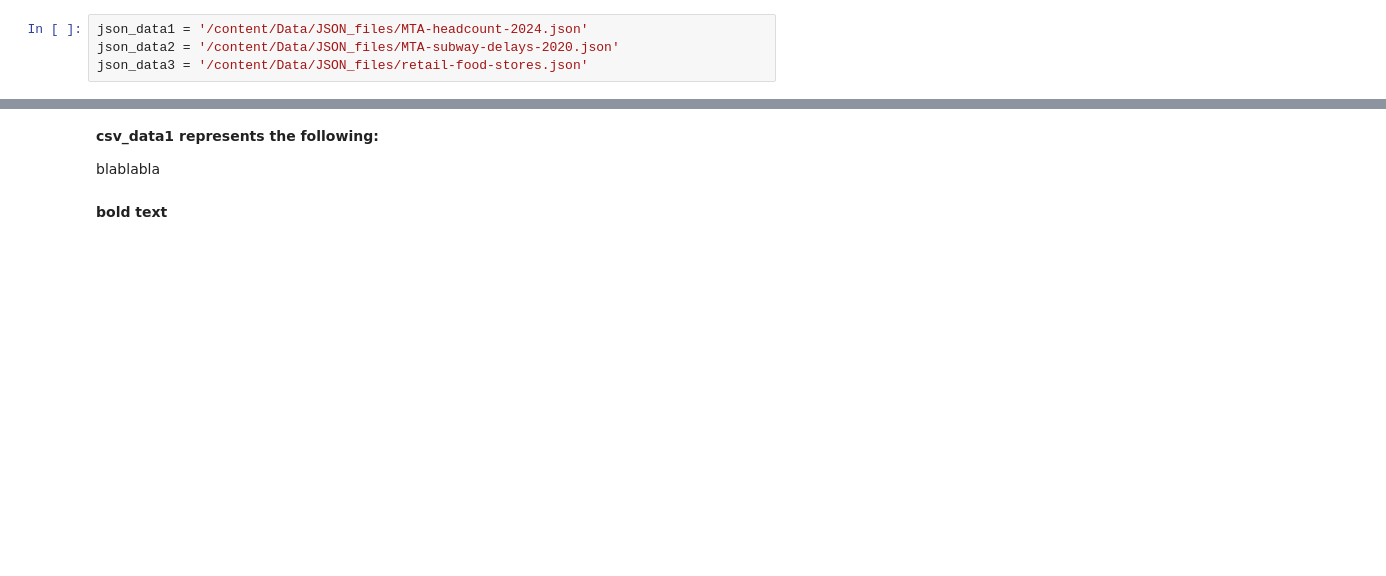
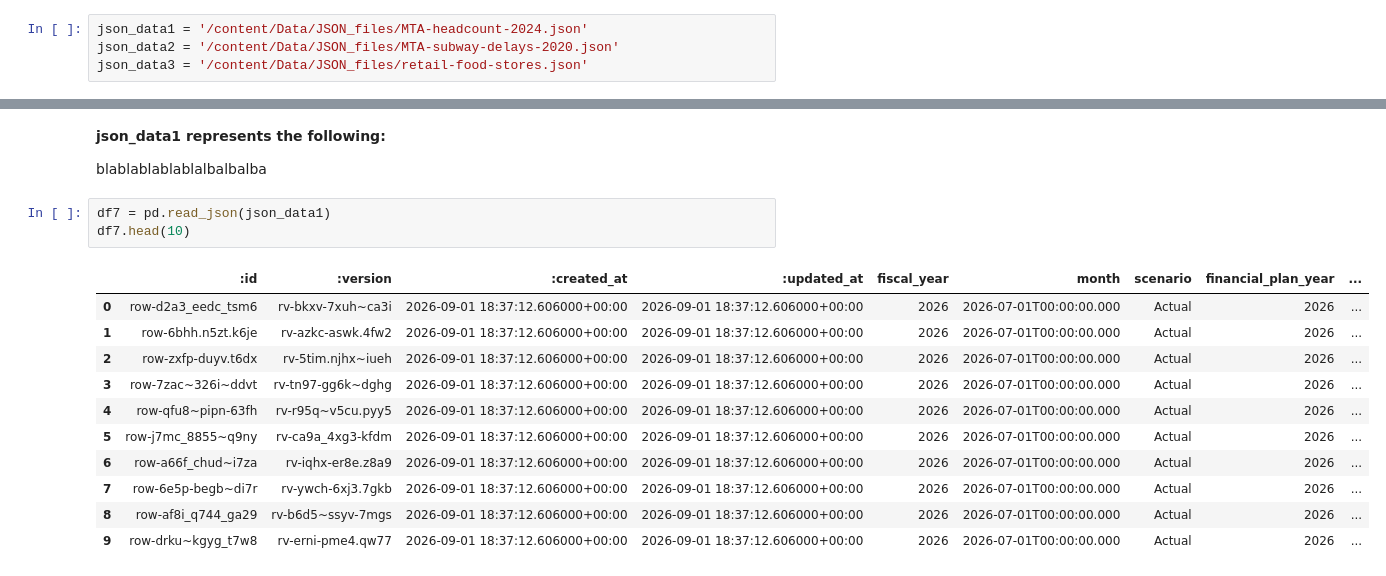
Before and after one commit to Yaghs/datasci_1_loading, a Jupyter notebook: HHA_507_HW1.ipynb, the cells around one changed output, grey strips where cells are left out. Saved outputs shown, nothing was run; the diff lists cells and outputs as text; blank space fills up the shorter version.

```diff
--- a/HHA_507_HW1.ipynb
+++ b/HHA_507_HW1.ipynb
@@ -24,6 +531,19 @@ json_data3 = '/content/Data/JSON_files/retail-food-stores.json'
 # %% [markdown]
-**csv_data1 represents the following:**
+**json_data1 represents the following:**
 
-blablabla
+blablablablablalbalbalba
-# %% [markdown]
-**bold text**
+# %%
+df7 = pd.read_json(json_data1)
+df7.head(10)
+# %% [output]
+|  | :id | :version | :created_at | :updated_at | fiscal_year | month | scenario | financial_plan_year | ... |
+| 0 | row-d2a3_eedc_tsm6 | rv-bkxv-7xuh~ca3i | 2026-09-01 18:37:12.606000+00:00 | 2026-09-01 18:37:12.606000+00:00 | 2026 | 2026-07-01T00:00:00.000 | Actual | 2026 | ... |
+| 1 | row-6bhh.n5zt.k6je | rv-azkc-aswk.4fw2 | 2026-09-01 18:37:12.606000+00:00 | 2026-09-01 18:37:12.606000+00:00 | 2026 | 2026-07-01T00:00:00.000 | Actual | 2026 | ... |
+| 2 | row-zxfp-duyv.t6dx | rv-5tim.njhx~iueh | 2026-09-01 18:37:12.606000+00:00 | 2026-09-01 18:37:12.606000+00:00 | 2026 | 2026-07-01T00:00:00.000 | Actual | 2026 | ... |
+| 3 | row-7zac~326i~ddvt | rv-tn97-gg6k~dghg | 2026-09-01 18:37:12.606000+00:00 | 2026-09-01 18:37:12.606000+00:00 | 2026 | 2026-07-01T00:00:00.000 | Actual | 2026 | ... |
+| 4 | row-qfu8~pipn-63fh | rv-r95q~v5cu.pyy5 | 2026-09-01 18:37:12.606000+00:00 | 2026-09-01 18:37:12.606000+00:00 | 2026 | 2026-07-01T00:00:00.000 | Actual | 2026 | ... |
+| 5 | row-j7mc_8855~q9ny | rv-ca9a_4xg3-kfdm | 2026-09-01 18:37:12.606000+00:00 | 2026-09-01 18:37:12.606000+00:00 | 2026 | 2026-07-01T00:00:00.000 | Actual | 2026 | ... |
+| 6 | row-a66f_chud~i7za | rv-iqhx-er8e.z8a9 | 2026-09-01 18:37:12.606000+00:00 | 2026-09-01 18:37:12.606000+00:00 | 2026 | 2026-07-01T00:00:00.000 | Actual | 2026 | ... |
+| 7 | row-6e5p-begb~di7r | rv-ywch-6xj3.7gkb | 2026-09-01 18:37:12.606000+00:00 | 2026-09-01 18:37:12.606000+00:00 | 2026 | 2026-07-01T00:00:00.000 | Actual | 2026 | ... |
+| 8 | row-af8i_q744_ga29 | rv-b6d5~ssyv-7mgs | 2026-09-01 18:37:12.606000+00:00 | 2026-09-01 18:37:12.606000+00:00 | 2026 | 2026-07-01T00:00:00.000 | Actual | 2026 | ... |
+| 9 | row-drku~kgyg_t7w8 | rv-erni-pme4.qw77 | 2026-09-01 18:37:12.606000+00:00 | 2026-09-01 18:37:12.606000+00:00 | 2026 | 2026-07-01T00:00:00.000 | Actual | 2026 | ... |
```
Also changed, not shown: parts of 18 cells of this notebook.
